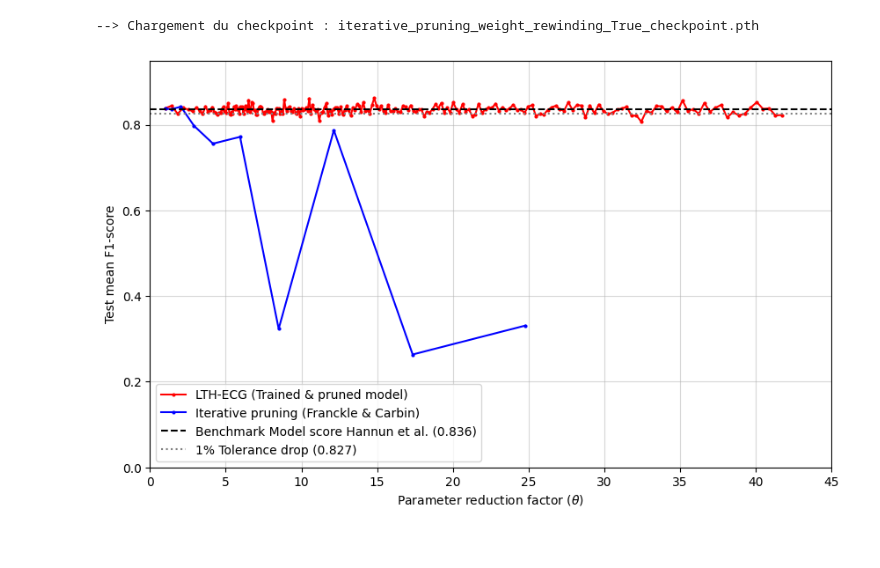
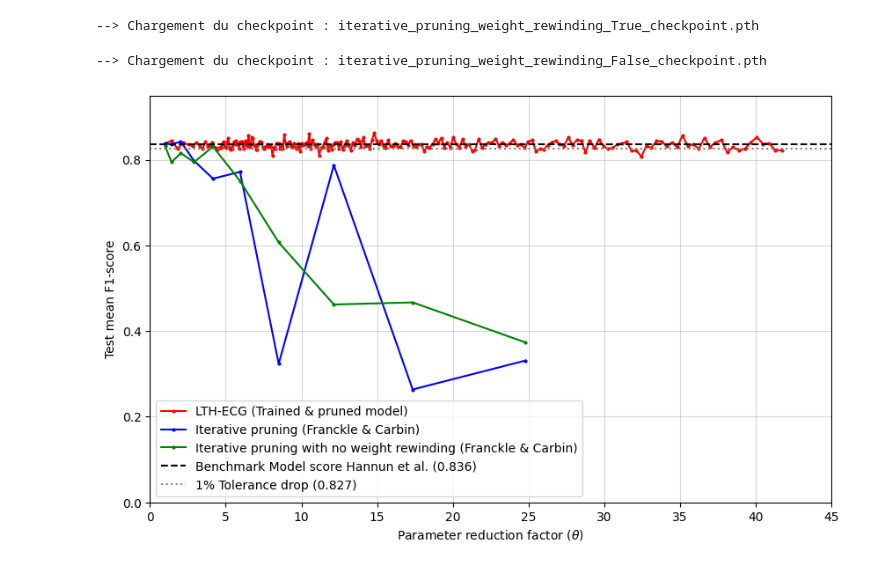
Before and after one commit to felixdechamps/Advanced-ML-Project, a Jupyter notebook: iterative_pruning_f1.ipynb, the cells around one changed output. Drawn from its saved outputs; the diff is of its cells as text; code cells hidden in the pictures.

Commit message:
save new plots

```diff
--- a/iterative_pruning_f1.ipynb
+++ b/iterative_pruning_f1.ipynb
@@ -276,7 +276,7 @@ pruning_params = {
                   "pruning_percentage" : 30, # denoted as p in Frankle & Carbin
                   "nb_of_steps" : 10, # denoted as n in Frankle & Carbin
                   "pruning_layers_to_ignore" : None,
-                  "weight_rewinding": True
+                  "weight_rewinding": False
                   }
 # %%
 def iterative_pruning(pruning_params, network, train_loader, val_loader, loss_func, resume=False) :
@@ -341,10 +341,11 @@ def iterative_pruning(pruning_params, network, train_loader, val_loader, loss_fu
         # Train the DL network with the given data x.
         D,final_f1 = train_model(D, train_loader, val_loader, loss_func, name = "lth_ecg", prior = prior, epochs=20,tb_logger=None)
 
-        # 3. Archivage
+        # Archive
         history_theta.append(initial_weights_number/remaining_weights_number)
 
         history_sparsity.append(current_mask.sparsity)
+
 
         if isinstance(D, PrunedModel):
             model_to_prune = D.model
@@ -401,7 +402,13 @@ def iterative_pruning(pruning_params, network, train_loader, val_loader, loss_fu
             plot_layerwise_remaining_params(D_sparse, current_mask, path)
 
         # reset unpruned weights to their initial random values and D = D_sparse
-        D = PrunedModel(model=copy.deepcopy(initial_untrained_model), mask=new_mask).to(device)
+        if pruning_params['weight_rewinding'] == True:
+            D = PrunedModel(model=copy.deepcopy(initial_untrained_model), mask=new_mask).to(device)
+        else :
+            # keep the trained weights no reseting to initial values
+            D = PrunedModel(model=copy.deepcopy(D_sparse.model), mask=new_mask).to(device)
+
+
 
         remaining_weights_number = sum(v.sum().item() for v in new_mask.values())
 
@@ -595,30 +604,43 @@ it_pru_history_sparsity = it_pru_checkpoint['history_sparsity']
 # %% [output]
 --> Chargement du checkpoint : iterative_pruning_weight_rewinding_True_checkpoint.pth
+# %%
+it_pru_no_rew_checkpoint = load_checkpoint("iterative_pruning_weight_rewinding_False_checkpoint.pth")
+
+it_pru_no_rew_step = it_pru_no_rew_checkpoint['step']
+it_pru_no_rew_pruning_percentage = it_pru_no_rew_checkpoint['pruning_percentage']
+it_pru_no_rew_current_mask = it_pru_no_rew_checkpoint['current_mask']
+it_pru_no_rew_history_theta = it_pru_no_rew_checkpoint['history_theta']
+it_pru_no_rew_history_f1 = it_pru_no_rew_checkpoint['history_f1']
+it_pru_no_rew_history_sparsity = it_pru_no_rew_checkpoint['history_sparsity']
+it_pru_no_rew_layerwise_remaining_params = it_pru_no_rew_checkpoint["layerwise_remaining_params"]
+# %% [output]
+--> Chargement du checkpoint : iterative_pruning_weight_rewinding_False_checkpoint.pth
 # %%
 plt.figure(figsize=(10, 6))
 
 # Courbe de votre modèle
 plt.plot(lth_ecg_history_theta, lth_ecg_history_f1, color='r',linestyle='-', marker='.', markersize=4,label='LTH-ECG (Trained & pruned model)')
 plt.plot(it_pru_history_theta, it_pru_history_f1, color='b',linestyle='-', marker='.', markersize=4,label='Iterative pruning (Franckle & Carbin)')
+plt.plot(it_pru_no_rew_history_theta, it_pru_no_rew_history_f1, color='g',linestyle='-', marker='.', markersize=4,label='Iterative pruning with no weight rewinding (Franckle & Carbin)')
 # Benchmark du papier : F1 = 0.836 [cite: 36, 137]
 plt.axhline(y=0.836, color='black', linestyle='--', label='Benchmark Model score Hannun et al. (0.836)')
 
 # Seuil de tolérance de 1% (0.836 * 0.99 ≈ 0.827) [cite: 15, 108]
 plt.axhline(y=0.827, color='gray', linestyle=':', label='1% Tolerance drop (0.827)')
 
 plt.xlabel('Parameter reduction factor ($\\theta$)')
 plt.ylabel('Test mean F1-score')
 plt.grid(True, which="both", ls="-", alpha=0.5)
 
 # --- MODIFICATION ICI ---
 
 plt.ylim(0, 0.95) # Zoom sur la zone d'intérêt [cite: 143-153]
 plt.xlim(0, max(max(history_theta), 45)) # Va jusqu'à 175 comme le papier [cite: 159]
 
 # ------------------------
 
 plt.legend(loc='lower left') # Legend en bas à gauche pour ne pas cacher la courbe
 
 plt.show()
 # %% [output]
-[figure, old version]
+[figure, new version]
```
Also changed, not shown: parts of 5 cells of this notebook, 3 other files.
